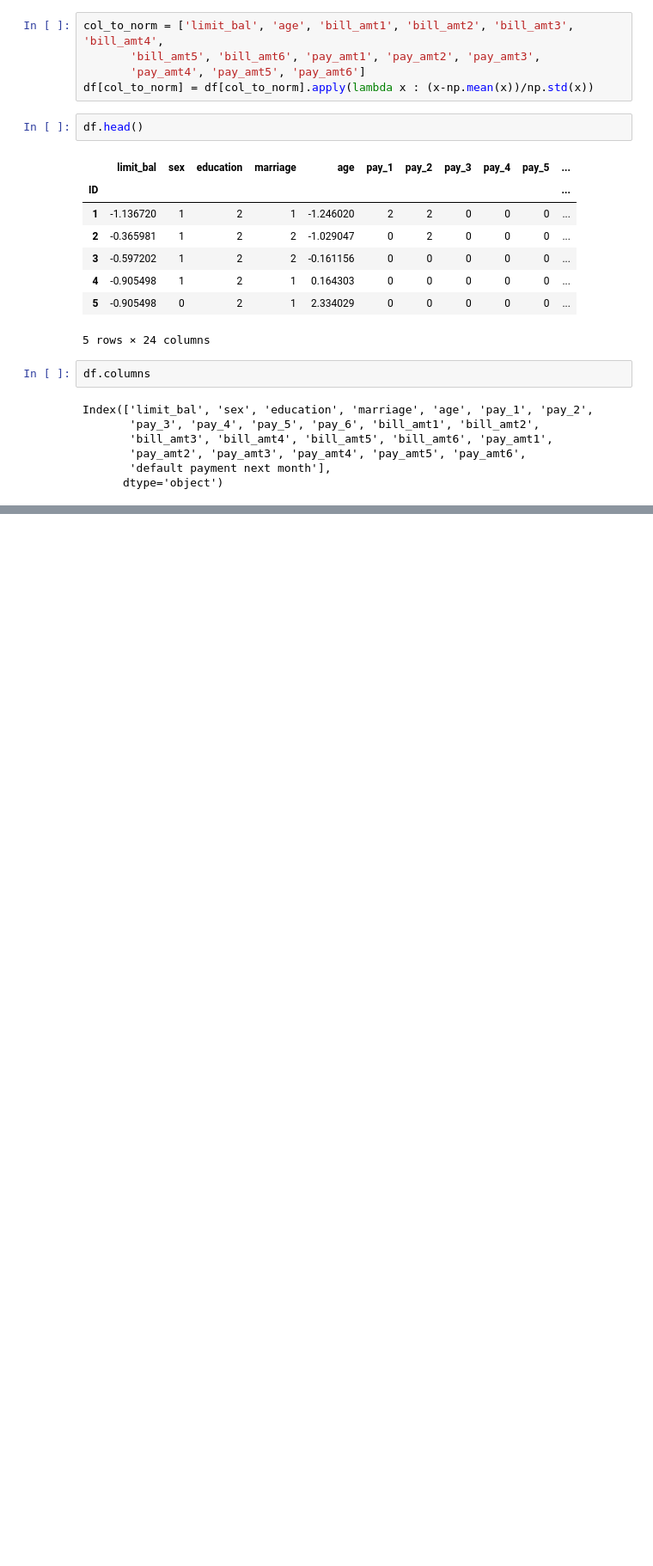
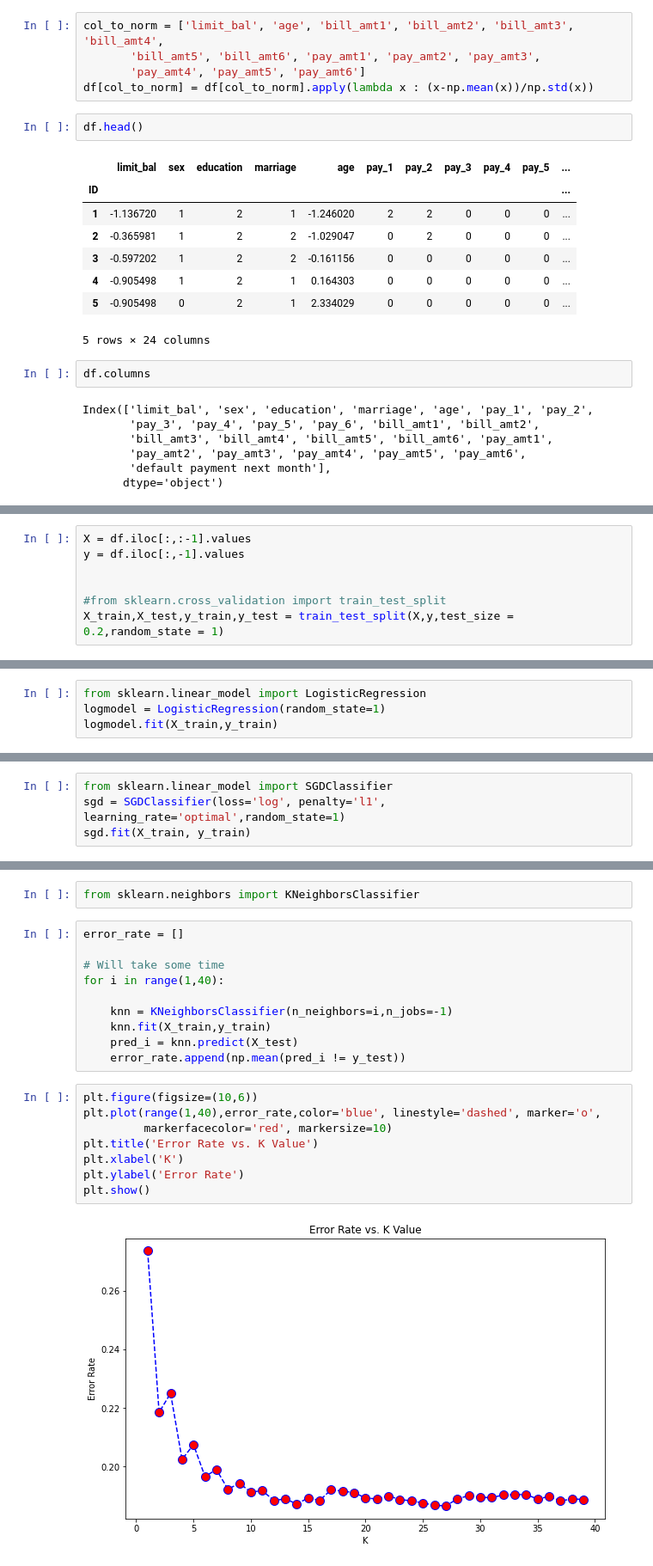
Before and after one commit to AnkitPatel745/Credit-Card-Default-Prediction-Capstone-Project, a Jupyter notebook: Credit_Card_Default_Prediction_Capstone_Project.ipynb, the cells around one changed output, grey strips where cells are left out. Shown: that part at 86% size. Saved outputs shown, nothing was run; the diff lists cells and outputs as text; blank space fills up the shorter version.

Commit message:
Applying Machine Learning Algorithm for Classification like - logitic regression, svm , knn, SGD

```diff
--- a/Credit_Card_Default_Prediction_Capstone_Project.ipynb
+++ b/Credit_Card_Default_Prediction_Capstone_Project.ipynb
@@ -873,0 +876,7 @@ Index(['limit_bal', 'sex', 'education', 'marriage', 'age', 'pay_1', 'pay_2',
+# %%
+X = df.iloc[:,:-1].values
+y = df.iloc[:,-1].values
+
+
+#from sklearn.cross_validation import train_test_split
+X_train,X_test,y_train,y_test = train_test_split(X,y,test_size = 0.2,random_state = 1)
@@ -873,0 +900,4 @@ Index(['limit_bal', 'sex', 'education', 'marriage', 'age', 'pay_1', 'pay_2',
+# %%
+from sklearn.linear_model import LogisticRegression
+logmodel = LogisticRegression(random_state=1)
+logmodel.fit(X_train,y_train)
@@ -873,0 +925,4 @@ Index(['limit_bal', 'sex', 'education', 'marriage', 'age', 'pay_1', 'pay_2',
+# %%
+from sklearn.linear_model import SGDClassifier
+sgd = SGDClassifier(loss='log', penalty='l1', learning_rate='optimal',random_state=1)
+sgd.fit(X_train, y_train)
@@ -873,0 +965,22 @@ Index(['limit_bal', 'sex', 'education', 'marriage', 'age', 'pay_1', 'pay_2',
+# %%
+from sklearn.neighbors import KNeighborsClassifier
+# %%
+error_rate = []
+
+# Will take some time
+for i in range(1,40):
+
+    knn = KNeighborsClassifier(n_neighbors=i,n_jobs=-1)
+    knn.fit(X_train,y_train)
+    pred_i = knn.predict(X_test)
+    error_rate.append(np.mean(pred_i != y_test))
+# %%
+plt.figure(figsize=(10,6))
+plt.plot(range(1,40),error_rate,color='blue', linestyle='dashed', marker='o',
+         markerfacecolor='red', markersize=10)
+plt.title('Error Rate vs. K Value')
+plt.xlabel('K')
+plt.ylabel('Error Rate')
+plt.show()
+# %% [output]
+[figure, added]
```
Also changed, not shown: parts of 22 cells of this notebook.
